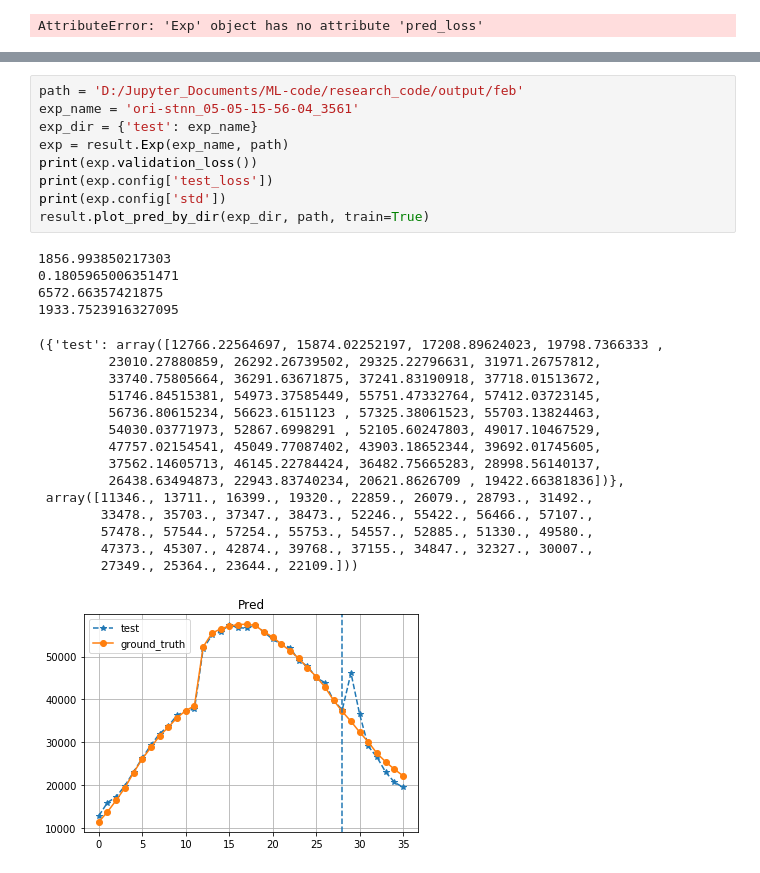
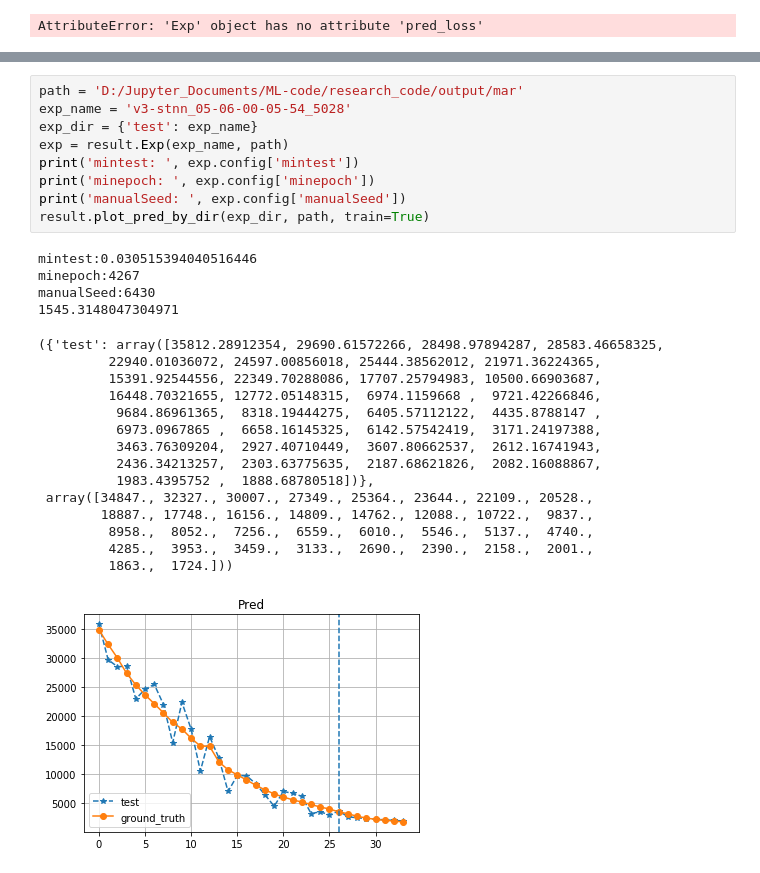
Before and after one commit to wtding1998/RNN_nCov, a Jupyter notebook: disease_analysis.ipynb, the cells around one changed output, grey strips where cells are left out. Saved outputs shown, nothing was run; the diff lists cells and outputs as text.

```diff
--- a/disease_analysis.ipynb
+++ b/disease_analysis.ipynb
@@ -691,29 +697,29 @@ result.plot_pred_by_dir(exp_dir, path, train=True)
 # %%
-path = 'D:/Jupyter_Documents/ML-code/research_code/output/feb'
-exp_name = 'ori-stnn_05-05-15-56-04_3561'
+path = 'D:/Jupyter_Documents/ML-code/research_code/output/mar'
+exp_name = 'v3-stnn_05-06-00-05-54_5028'
 exp_dir = {'test': exp_name}
 exp = result.Exp(exp_name, path)
-print(exp.validation_loss())
-print(exp.config['test_loss'])
-print(exp.config['std'])
+print('mintest: ', exp.config['mintest'])
+print('minepoch: ', exp.config['minepoch'])
+print('manualSeed: ', exp.config['manualSeed'])
 result.plot_pred_by_dir(exp_dir, path, train=True)
 # %% [output]
-1856.993850217303
-0.1805965006351471
-6572.66357421875
-1933.7523916327095
+mintest:0.030515394040516446
+minepoch:4267
+manualSeed:6430
+1545.3148047304971
-({'test': array([12766.22564697, 15874.02252197, 17208.89624023, 19798.7366333 ,
-         23010.27880859, 26292.26739502, 29325.22796631, 31971.26757812,
-         33740.75805664, 36291.63671875, 37241.83190918, 37718.01513672,
-         51746.84515381, 54973.37585449, 55751.47332764, 57412.03723145,
-         56736.80615234, 56623.6151123 , 57325.38061523, 55703.13824463,
-         54030.03771973, 52867.6998291 , 52105.60247803, 49017.10467529,
-         47757.02154541, 45049.77087402, 43903.18652344, 39692.01745605,
-         37562.14605713, 46145.22784424, 36482.75665283, 28998.56140137,
-         26438.63494873, 22943.83740234, 20621.8626709 , 19422.66381836])},
- array([11346., 13711., 16399., 19320., 22859., 26079., 28793., 31492.,
-        33478., 35703., 37347., 38473., 52246., 55422., 56466., 57107.,
-        57478., 57544., 57254., 55753., 54557., 52885., 51330., 49580.,
-        47373., 45307., 42874., 39768., 37155., 34847., 32327., 30007.,
-        27349., 25364., 23644., 22109.]))
+({'test': array([35812.28912354, 29690.61572266, 28498.97894287, 28583.46658325,
+         22940.01036072, 24597.00856018, 25444.38562012, 21971.36224365,
+         15391.92544556, 22349.70288086, 17707.25794983, 10500.66903687,
+         16448.70321655, 12772.05148315,  6974.1159668 ,  9721.42266846,
+          9684.86961365,  8318.19444275,  6405.57112122,  4435.8788147 ,
+          6973.0967865 ,  6658.16145325,  6142.57542419,  3171.24197388,
+          3463.76309204,  2927.40710449,  3607.80662537,  2612.16741943,
+          2436.34213257,  2303.63775635,  2187.68621826,  2082.16088867,
+          1983.4395752 ,  1888.68780518])},
+ array([34847., 32327., 30007., 27349., 25364., 23644., 22109., 20528.,
+        18887., 17748., 16156., 14809., 14762., 12088., 10722.,  9837.,
+         8958.,  8052.,  7256.,  6559.,  6010.,  5546.,  5137.,  4740.,
+         4285.,  3953.,  3459.,  3133.,  2690.,  2390.,  2158.,  2001.,
+         1863.,  1724.]))
-[figure, old version]
+[figure, new version]
```
Also changed, not shown: parts of 5 cells of this notebook, 6 other files.
